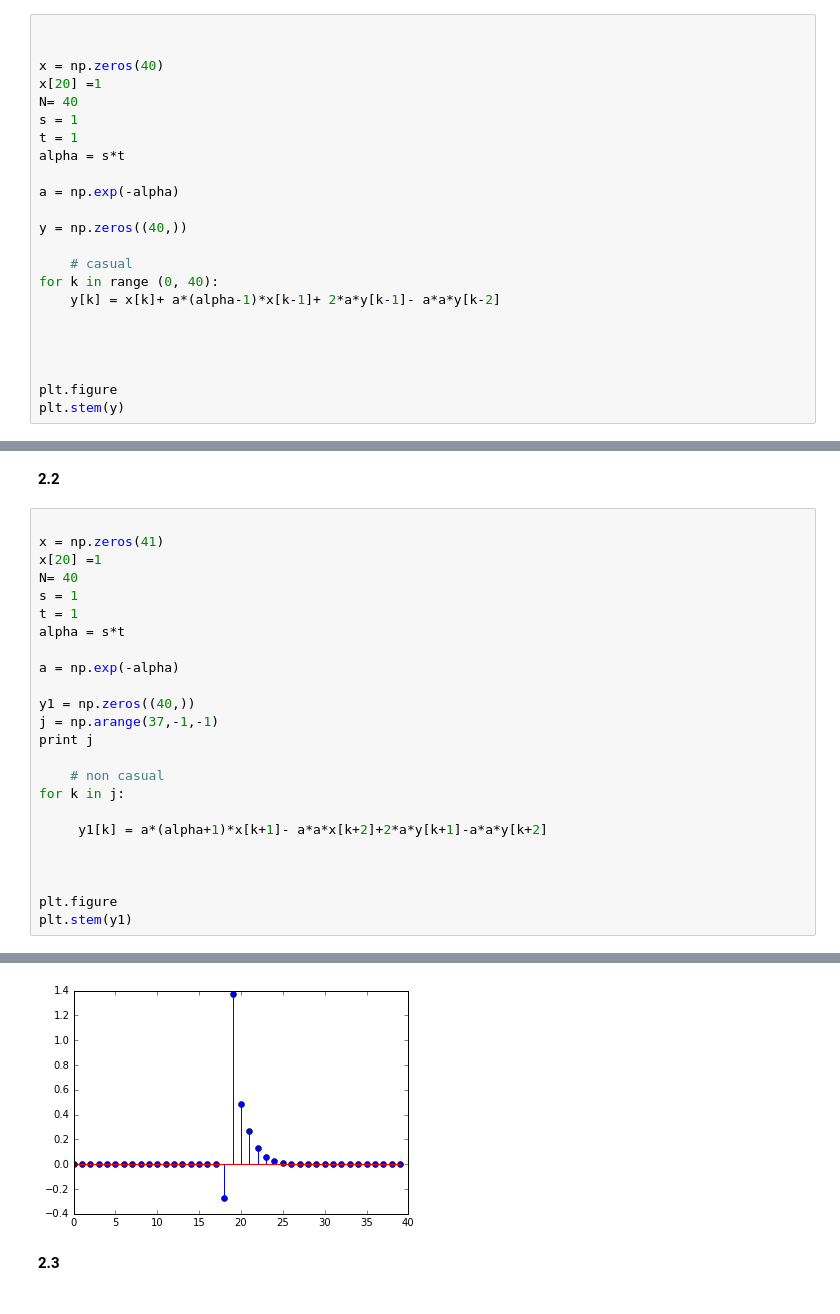
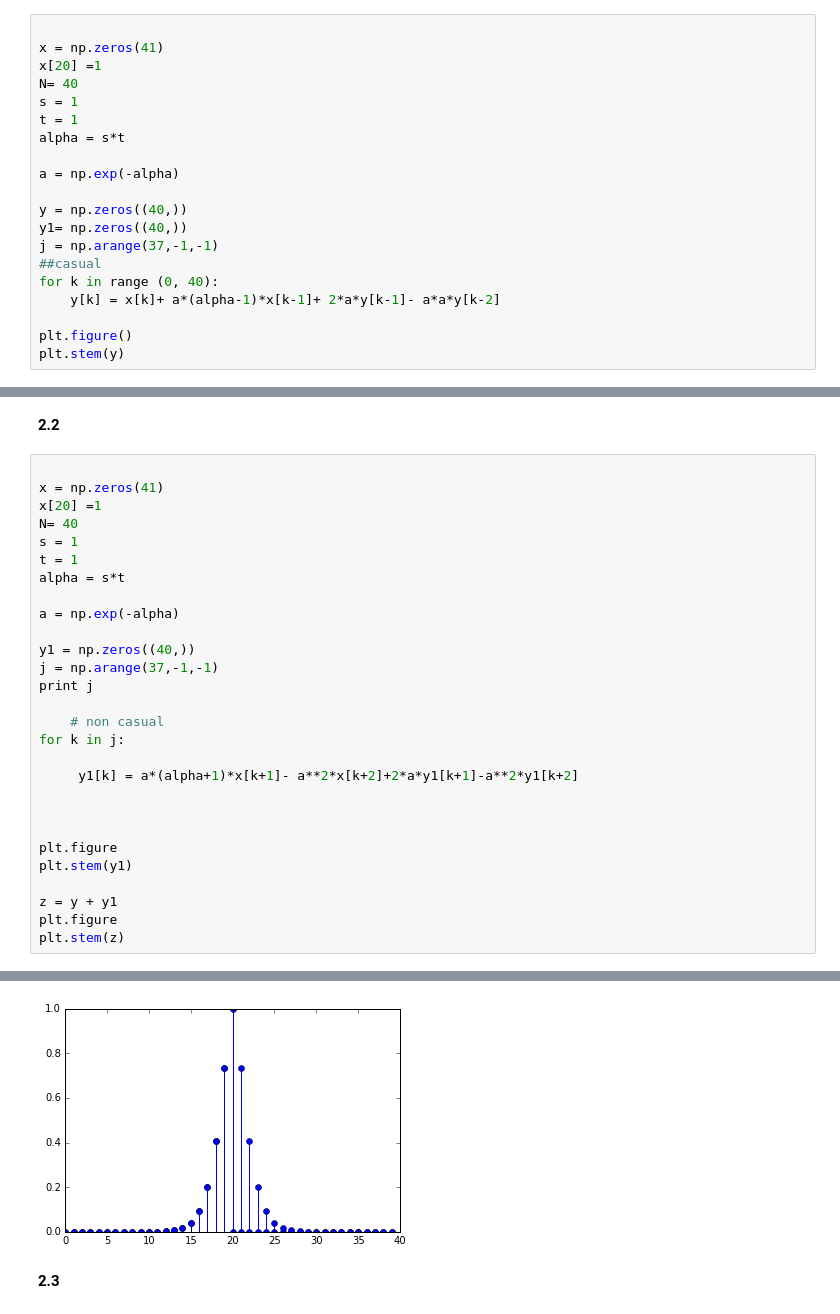
Before and after one commit to nayeem78/DSP-TP-1617, a Jupyter notebook: Lab6-7/python/Lab67.ipynb, the cells around one changed output, grey strips where cells are left out. Saved outputs shown, nothing was run; the diff lists cells and outputs as text.

```diff
--- a/Lab6-7/python/Lab67.ipynb
+++ b/Lab6-7/python/Lab67.ipynb
@@ -344,7 +297,6 @@ run()
 # %%
 
-
-x = np.zeros(40)
+x = np.zeros(41)
 x[20] =1
 N= 40
 s = 1
@@ -354,15 +306,13 @@ alpha = s*t
 a = np.exp(-alpha)
 
 y = np.zeros((40,))
-
-    # casual
+y1= np.zeros((40,))
+j = np.arange(37,-1,-1)
+##casual
 for k in range (0, 40):
     y[k] = x[k]+ a*(alpha-1)*x[k-1]+ 2*a*y[k-1]- a*a*y[k-2]
 
-
-
-
-plt.figure
+plt.figure()
 plt.stem(y)
 # %% [output]
 <Container object of 3 artists>
@@ -372,31 +322,35 @@ plt.stem(y)
 # %%
 
 x = np.zeros(41)
 x[20] =1
 N= 40
 s = 1
 t = 1
 alpha = s*t
 
 a = np.exp(-alpha)
 
 y1 = np.zeros((40,))
 j = np.arange(37,-1,-1)
 print j
 
     # non casual
 for k in j:
 
-     y1[k] = a*(alpha+1)*x[k+1]- a*a*x[k+2]+2*a*y[k+1]-a*a*y[k+2]
+     y1[k] = a*(alpha+1)*x[k+1]- a**2*x[k+2]+2*a*y1[k+1]-a**2*y1[k+2]
 
 
 
 plt.figure
 plt.stem(y1)
+
+z = y + y1
+plt.figure
+plt.stem(z)
 # %% [output]
 [37 36 35 34 33 32 31 30 29 28 27 26 25 24 23 22 21 20 19 18 17 16 15 14 13
  12 11 10  9  8  7  6  5  4  3  2  1  0]
 <Container object of 3 artists>
-[figure, old version]
+[figure, new version]
 # %% [markdown]
 **2.3**
```
Also changed, not shown: parts of 4 cells of this notebook.
